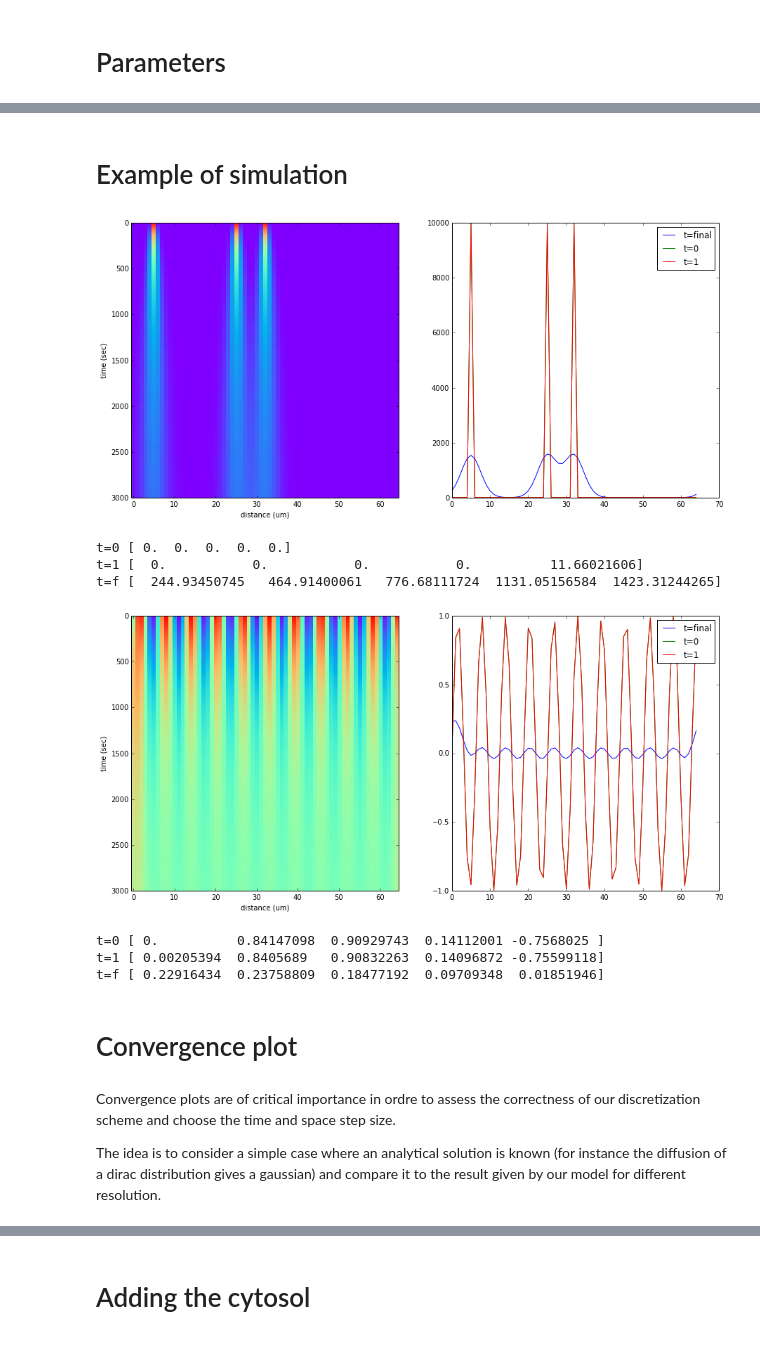
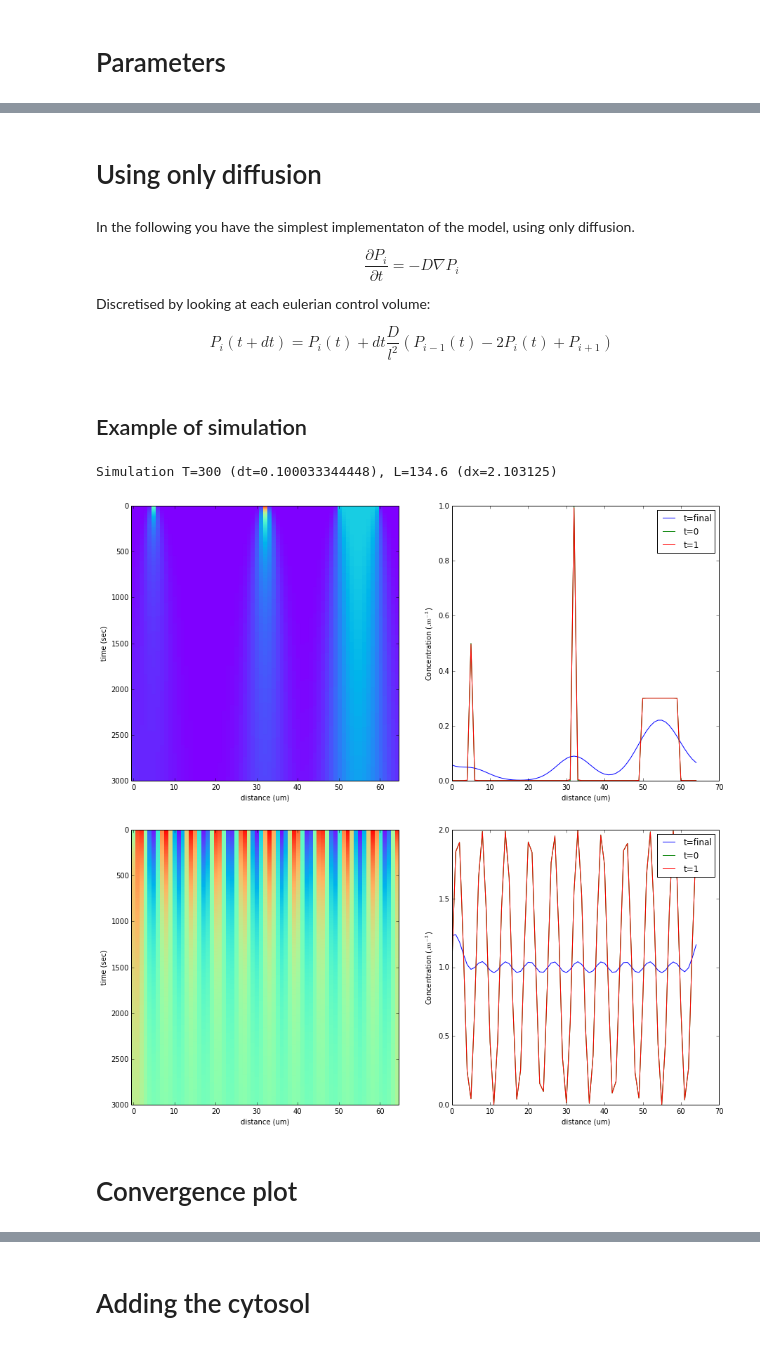
Before and after one commit to geeklhem/polarikss, a Jupyter notebook: model.ipynb, the cells around one changed output, grey strips where cells are left out. Saved outputs shown, nothing was run; the diff lists cells and outputs as text; code cells hidden in the pictures.

```diff
--- a/model.ipynb
+++ b/model.ipynb
@@ -1,7 +7,11 @@
 # %%
+# Some boilerplate code
+from __future__ import division
 import numpy as np
 import pandas
 import matplotlib.pyplot as plt
 %matplotlib inline
 %cd data/
+cytosol = 0
+plt.rcParams['figure.figsize'] =  15,7
 # %% [output]
@@ -104,40 +128,47 @@ def display(p,cyto=None):
+# %% [markdown]
+# Using only diffusion
+# %% [markdown]
+In the following you have the simplest implementaton of the model, using only diffusion.
+
+$$\frac{\partial P_i}{\partial t} = -D\nabla P_i   $$
+
+Discretised by looking at each eulerian control volume:
+
+$$ P_i(t+dt) = P_i(t) + dt \frac{D}{l^2} \left(P_{i-1}(t) - 2P_i(t) + P_{i+1}\right)$$
+# %%
+def diffusion(p,param,dt,l,t):
+    return (param["D"] * l**-2 *
+            (np.concatenate((p[1:],[p[0]]))
+            - 2*p[:]
+            + (np.concatenate(([p[-1]],p[:-1])))))
 # %% [markdown]
-# Example of simulation
+## Example of simulation
 # %%
 # First we definie an empy matrix (time*space) that we will fill step by step.
 p = np.zeros((3000, 65))
+
 # Initial conditions : a dirac in the middle.
-p[0,int(p.shape[1]/2)] = 10000
-p[0,5] = 10000
-p[0,25] = 10000
+p[0,int(p.shape[1]/2)] = 1
 
+# And two others points because why not.
+p[0,5] = 0.5
+p[0,50:60] = 0.3
 
 # Run the simulation !
-p = diffusion(p,param)
+p,param = play(p,get_A_param(T=300),[diffusion])
 display(p)
 # %% [output]
+Simulation T=300 (dt=0.100033344448), L=134.6 (dx=2.103125)
-[figure, old version]
+[figure, new version]
-t=0 [ 0.  0.  0.  0.  0.]
-t=1 [  0.           0.           0.           0.          11.66021606]
-t=f [  244.93450745   464.91400061   776.68111724  1131.05156584  1423.31244265]
 # %%
-# First we definie an empy matrix (time*space) that we will fill step by step.
+# The same thing but starting from a sinusoidal wave.
 p = np.zeros((3000, 65))
-# Initial conditions : a sinusoidal wave
-p[0,:] = np.sin(np.arange(p.shape[1]))
+p[0,:] = 1+np.sin(np.arange(p.shape[1]))
 
 # Run the simulation !
-diffusion(p,param)
+p,param = play(p,get_P_param(T=100),[diffusion])
 display(p)
 # %% [output]
-[figure, old version]
+[figure, new version]
-t=0 [ 0.          0.84147098  0.90929743  0.14112001 -0.7568025 ]
-t=1 [ 0.00205394  0.8405689   0.90832263  0.14096872 -0.75599118]
-t=f [ 0.22916434  0.23758809  0.18477192  0.09709348  0.01851946]
 # %% [markdown]
 # Convergence plot
-# %% [markdown]
-Convergence plots are of critical importance in ordre to assess the correctness of our discretization scheme and choose the time and space step size.
-
-The idea is to consider a simple case where an analytical solution is known (for instance the diffusion of a dirac
-distribution gives a gaussian) and compare it to the result given by our model for different resolution.
```
Also changed, not shown: parts of 27 cells of this notebook, 4 other files.
